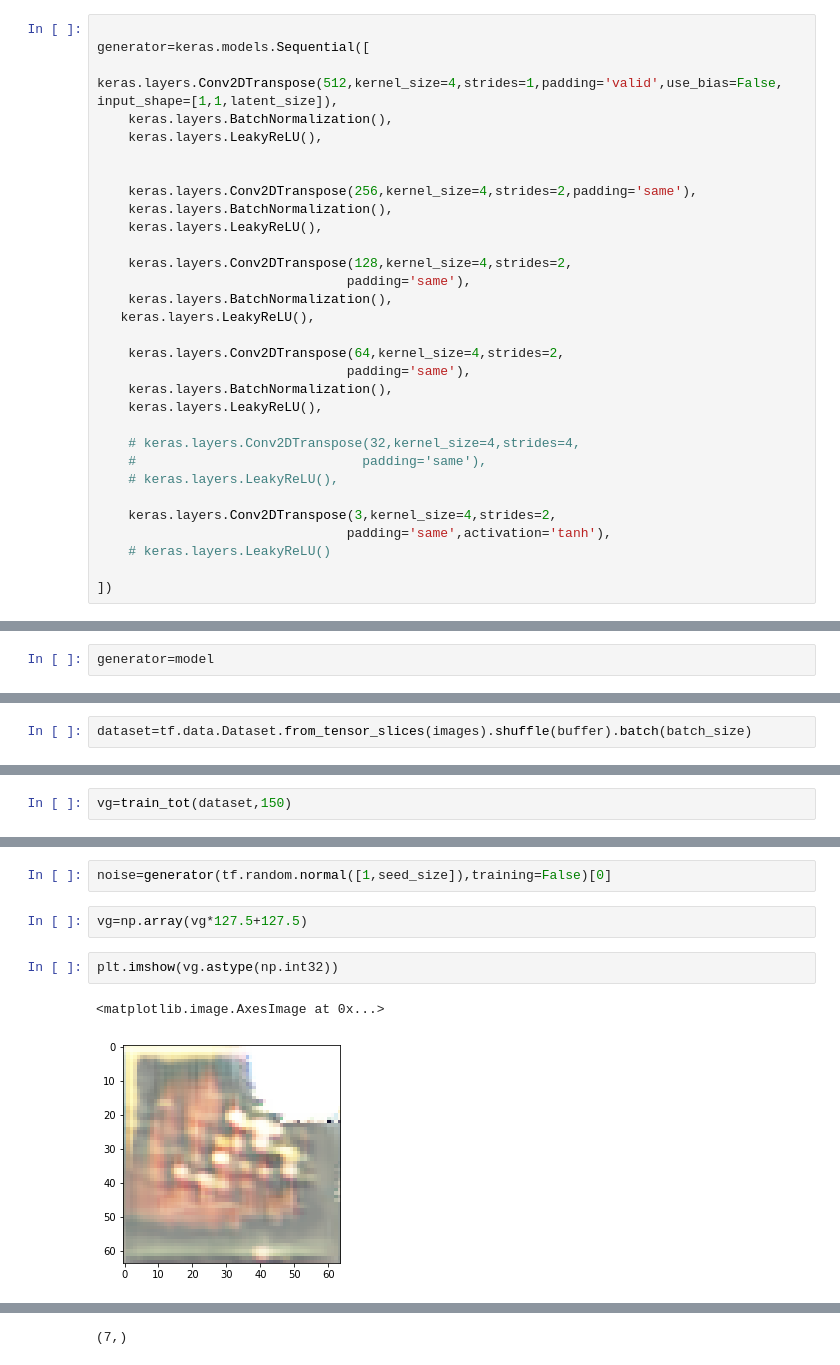
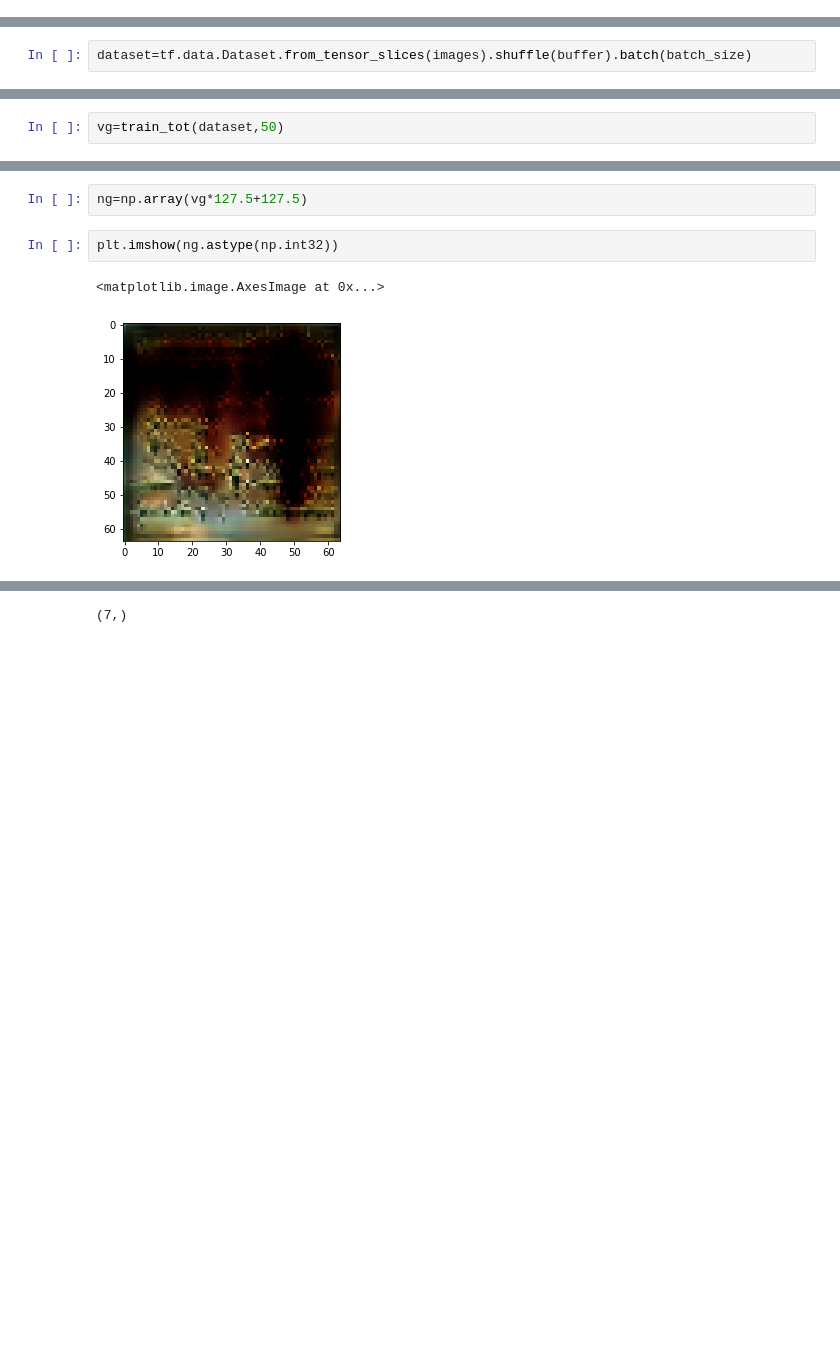
Before and after one commit to aayushdD/Art-generation, a Jupyter notebook: ArtGeneration_GAN.ipynb, the cells around one changed output, grey strips where cells are left out. Drawn from its saved outputs; the diff is of its cells as text; blank space fills up the shorter version.

```diff
--- a/ArtGeneration_GAN.ipynb
+++ b/ArtGeneration_GAN.ipynb
@@ -170,36 +233,5 @@ def build_generator(seed_size, channels):
     return model
 # %%
 generator=build_generator(seed_size,3)
-# %%
-
-generator=keras.models.Sequential([
-    keras.layers.Conv2DTranspose(512,kernel_size=4,strides=1,padding='valid',use_bias=False, input_shape=[1,1,latent_size]),
-    keras.layers.BatchNormalization(),
-    keras.layers.LeakyReLU(),
-
-
-    keras.layers.Conv2DTranspose(256,kernel_size=4,strides=2,padding='same'),
-    keras.layers.BatchNormalization(),
-    keras.layers.LeakyReLU(),
-
-    keras.layers.Conv2DTranspose(128,kernel_size=4,strides=2,
-                                padding='same'),
-    keras.layers.BatchNormalization(),
-   keras.layers.LeakyReLU(),
-
-    keras.layers.Conv2DTranspose(64,kernel_size=4,strides=2,
-                                padding='same'),
-    keras.layers.BatchNormalization(),
-    keras.layers.LeakyReLU(),
-
-    # keras.layers.Conv2DTranspose(32,kernel_size=4,strides=4,
-    #                             padding='same'),
-    # keras.layers.LeakyReLU(),
-
-    keras.layers.Conv2DTranspose(3,kernel_size=4,strides=2,
-                                padding='same',activation='tanh'),
-    # keras.layers.LeakyReLU()
-
-])
 # %%
 from keras import layers
@@ -226,5 +238,3 @@ assert model.output_shape == (None, 28, 28, 3)
-# %%
-generator=model
 # %%
 generator.summary()
 # %% [output]
@@ -322,3 +332,3 @@ tf.Tensor(
 # %%
-vg=train_tot(dataset,150)
+vg=train_tot(dataset,50)
 # %% [output]
@@ -342,9 +352,7 @@ tf.Tensor(0.74734473, shape=(), dtype=float32) tf.Tensor(1.8225971, shape=(), dt
-# %%
-noise=generator(tf.random.normal([1,seed_size]),training=False)[0]
 # %%
-vg=np.array(vg*127.5+127.5)
+ng=np.array(vg*127.5+127.5)
 # %%
-plt.imshow(vg.astype(np.int32))
+plt.imshow(ng.astype(np.int32))
 # %% [output]
 <matplotlib.image.AxesImage at 0x...>
-[figure, old version]
+[figure, new version]
```
Also changed, not shown: parts of 17 cells of this notebook.
